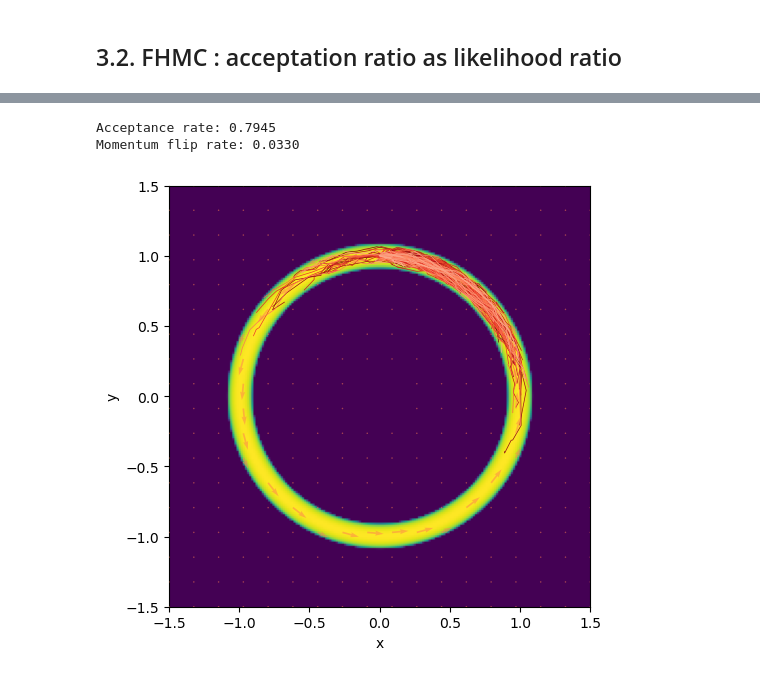
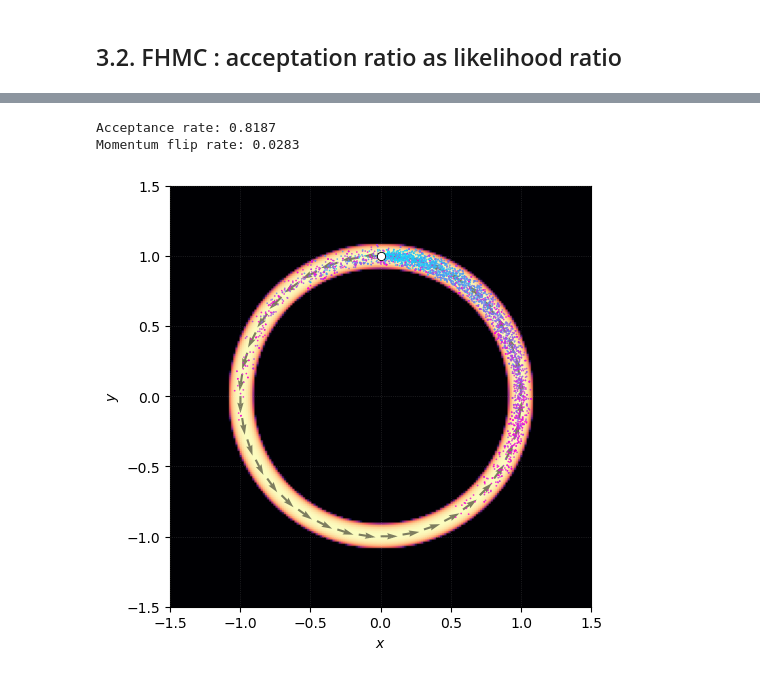
Before and after one commit to abelmaxv/geodesic_toolbox, a Jupyter notebook: internship_experiments/FHMCUnbiased_bump_metric.ipynb, the cells around one changed output, grey strips where cells are left out. Cells and saved outputs as stored; diff of their text form; code cells hidden in the pictures.

```diff
--- a/internship_experiments/FHMCUnbiased_bump_metric.ipynb
+++ b/internship_experiments/FHMCUnbiased_bump_metric.ipynb
@@ -367,7 +262,7 @@ AttributeError: 'tuple' object has no attribute 'shape'
 l = 1
 N_fx = 6
 gamma = 0.005
-N_run = 20
+N_run = 30
 
 sampler = ImplicitFHMCUnbiased(
     randers_cometric,
@@ -491,81 +318,13 @@ traj, acc, flip = sampler_optimized.sample(
 print(f"Acceptance rate: {acc:.4f}")
 print(f"Momentum flip rate: {flip:.4f}")
 # %% [output]
-Acceptance rate: 0.7945
-Momentum flip rate: 0.0330
+Acceptance rate: 0.8187
+Momentum flip rate: 0.0283
 # %%
-eps = 1e-6
-
-N = 200
-x = torch.linspace(-1.5, 1.5, N)
-y = torch.linspace(-1.5, 1.5, N)
-xx, yy = torch.meshgrid(x, y, indexing="ij")
-pts = torch.stack([xx.reshape(-1), yy.reshape(-1)], dim=1)
-
-grid_fine   = 100  # resolution for contour
-grid_coarse = 18   # resolution for quiver
-
-xg = np.linspace(-1.5, 1.5, grid_fine)
-yg = np.linspace(-1.5, 1.5, grid_fine)
-xx, yy = np.meshgrid(xg, yg)
-pts_flat = np.stack([xx.ravel(), yy.ravel()], axis=1)
-
-xg_c = np.linspace(-1.5, 1.5, grid_coarse)
-yg_c = np.linspace(-1.5, 1.5, grid_coarse)
-xx_c, yy_c = np.meshgrid(xg_c, yg_c)
-pts_c_flat = np.stack([xx_c.ravel(), yy_c.ravel()], axis=1)
-mask_c = np.linalg.norm(pts_c_flat, axis=1) > 0.15   # skip near-origin for quiver
-
-with torch.no_grad():
-    pts_tensor   = torch.tensor(pts_flat, dtype=torch.float32)
-    pts_c_tensor = torch.tensor(pts_c_flat[mask_c], dtype=torch.float32)
-
-    # log det G(z) — high where metric is large (far from data), low in the annulus
-    logdet_vals = randers_metric.base_cometric.logdet(pts_tensor).numpy()
-    # ω vector field from the Randers metric
-    omega_vecs  = randers_metric.omega(pts_c_tensor).detach().numpy()
-
-with torch.no_grad():
-    g_inv_diag = randers_metric.base_cometric(pts.float())
-    det_G = 1.0 / (g_inv_diag[:, 0] * g_inv_diag[:, 1] + eps)
-
-det_G = det_G.reshape(N, N).numpy()
-log_det_G = np.log(det_G + eps)
-
-finite = log_det_G[np.isfinite(log_det_G)]
-vmax = np.percentile(finite, 100)
-
 fig, ax = plt.subplots(figsize=(6, 5))
-im = ax.imshow(
-    log_det_G.T,
-    origin="lower",
-    extent=[-1.5, 1.5, -1.5, 1.5],
-    cmap="viridis",
-    vmin=finite.min(),
-    vmax=vmax,
-)
-
-# --- ω quiver ---
-ax.quiver(
-    pts_c_flat[mask_c, 0], pts_c_flat[mask_c, 1],
-    omega_vecs[:, 0],      omega_vecs[:, 1],
-    color="coral", alpha=0.5, zorder=3,
-    angles="xy", scale_units="xy", scale=5, width=0.004,
-)
-
-# -- Trajs --
-
-# Use a more red-based colormap, e.g., 'Reds'
-colors = cm.Reds(np.linspace(0.3, 1, traj.shape[0]))  # skip the lightest reds
-for i in range(traj.shape[0]):
-    ax.plot(traj[i,:,0], traj[i,:,1], c=colors[-i], linewidth = 0.5)
-
-# --- start point ---
-ax.scatter(traj[0,0,0],traj[0,0,1], c="red", s = 10)
-
-ax.set_xlabel("x")
-ax.set_ylabel("y")
+plot_bump_background(ax, show_quiver = True)
+scatter_chain(ax, traj)
 plt.tight_layout()
 plt.show()
 # %% [output]
-[figure, old version]
+[figure, new version]
```
Also changed, not shown: parts of 14 cells of this notebook, 31 other files.
